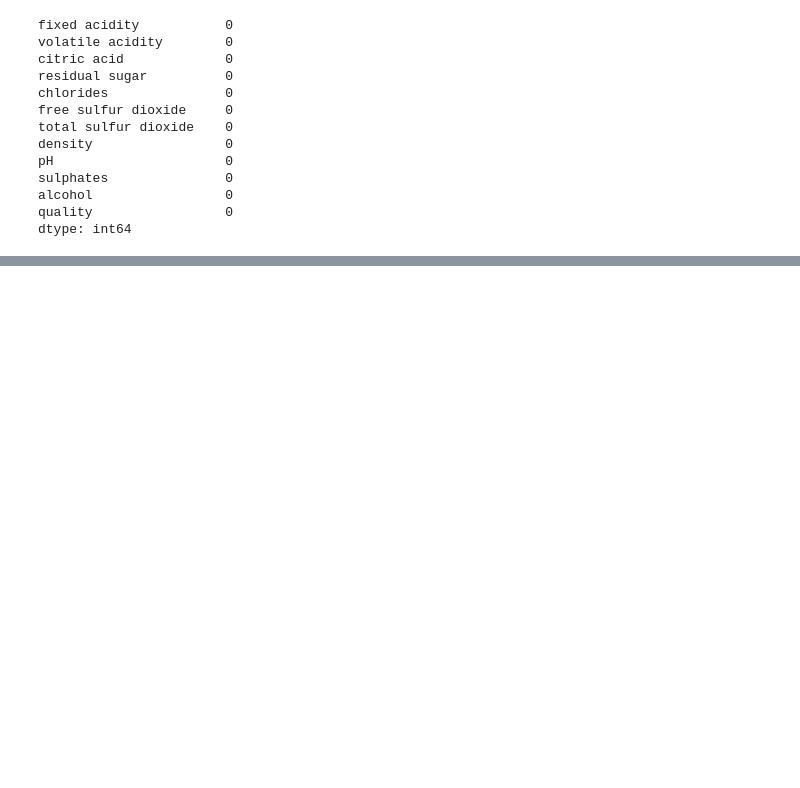
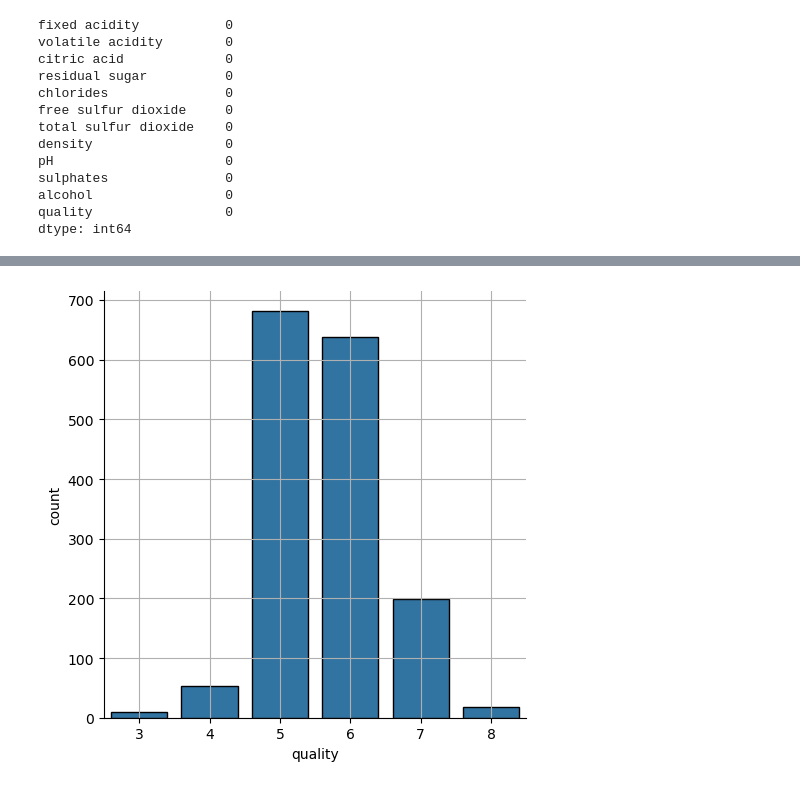
Before and after one commit to bensonjose/Projects, a Jupyter notebook: Wine Quality prediction.ipynb, the cells around one changed output, grey strips where cells are left out. Saved outputs shown, nothing was run; the diff lists cells and outputs as text; code cells hidden in the pictures; blank space fills up the shorter version.

```diff
--- a/Wine Quality prediction.ipynb
+++ b/Wine Quality prediction.ipynb
@@ -113,0 +116,7 @@ SyntaxError: positional argument follows keyword argument (1805011108.py, line 4
+# %%
+# Number of values for each quality (Using Seaborn)
+
+sns.catplot(x='quality', data = wine_df, kind = 'count',edgecolor="black")
+plt.grid(True)
+# %% [output]
+[figure, added]
```
Also changed, not shown: parts of 1 cell of this notebook.
